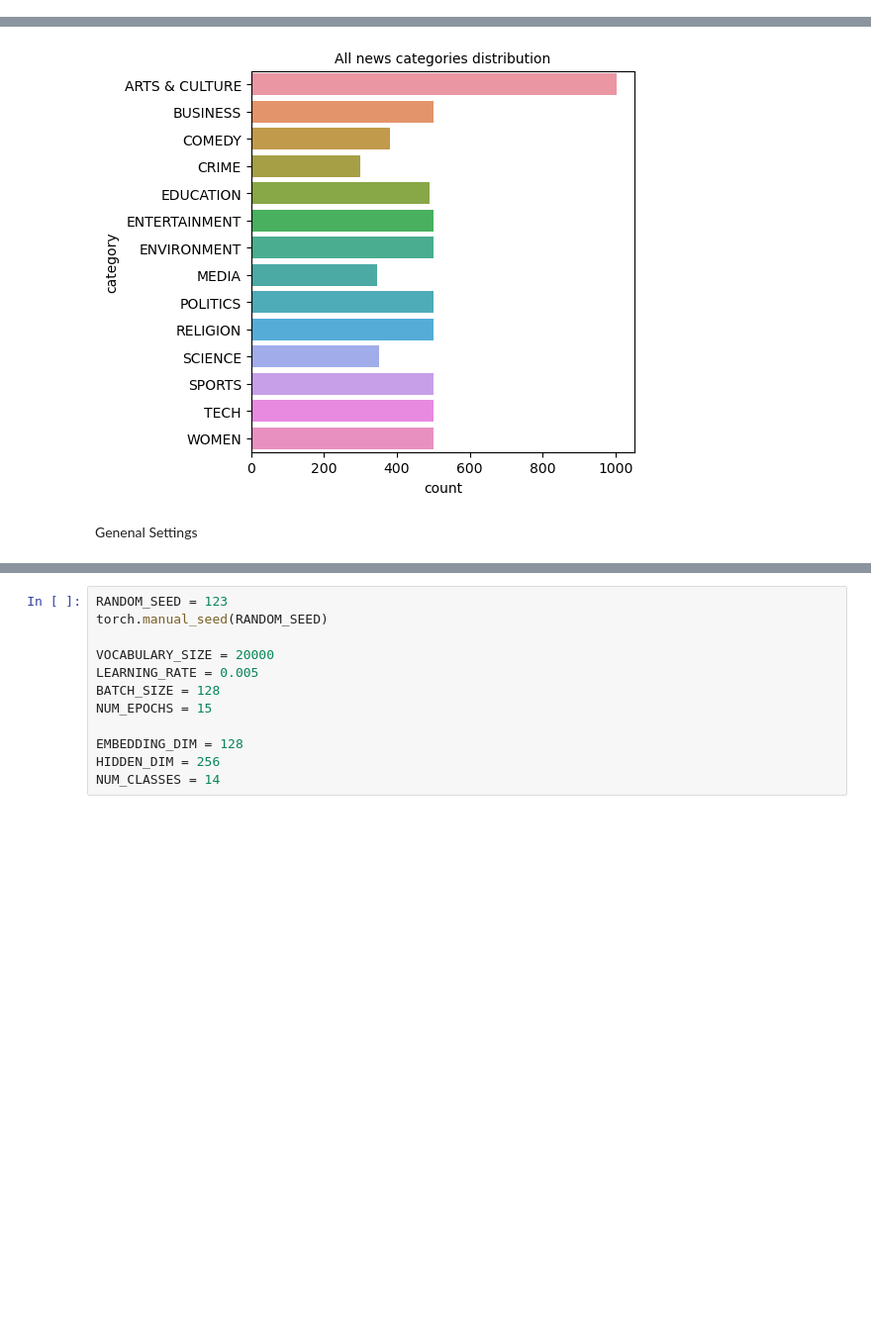
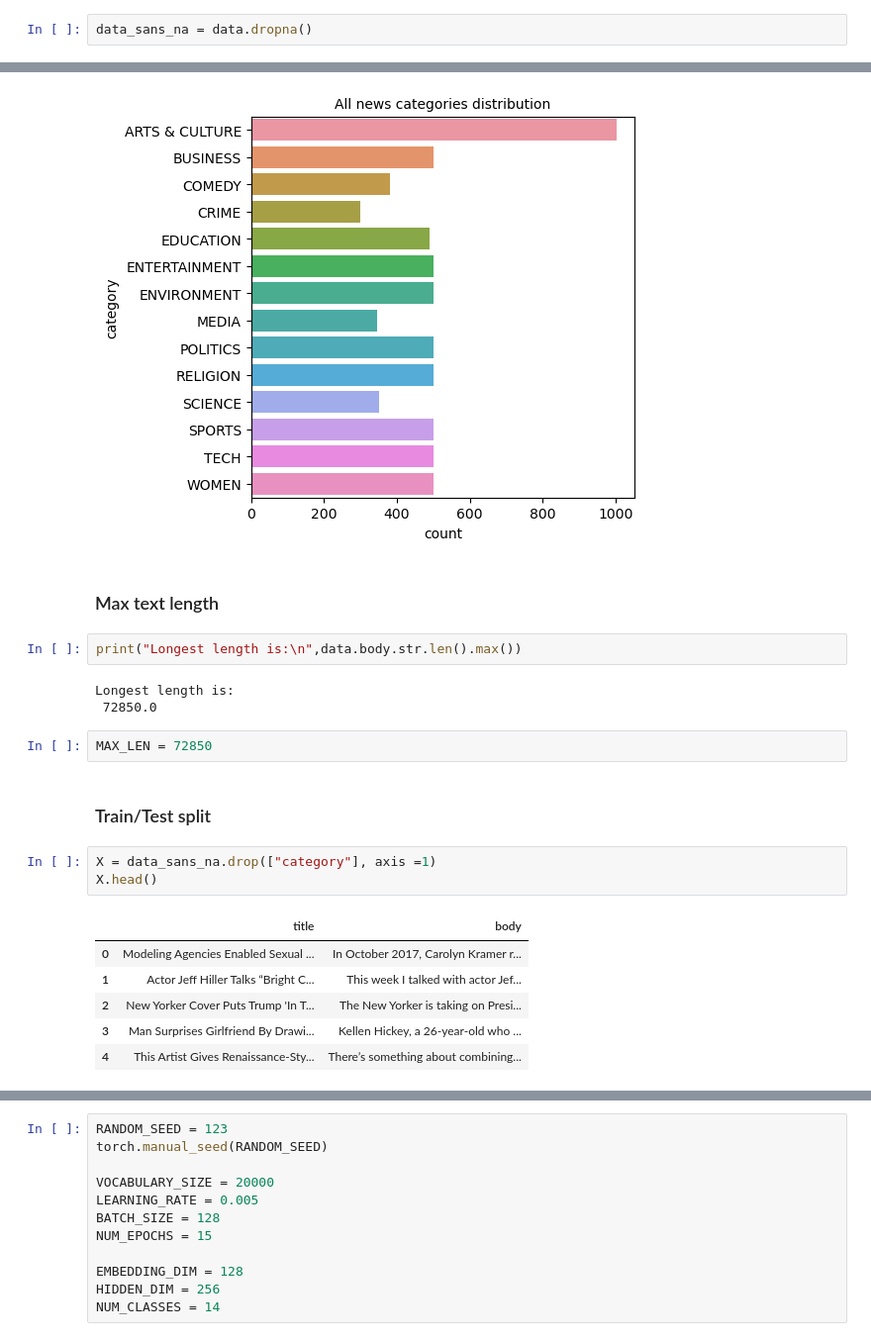
Before and after one commit to Juju2575/CheckIt, a Jupyter notebook: deepL/lstm.ipynb, the cells around one changed output, grey strips where cells are left out. Shown at 99% size. Cells and saved outputs as stored; diff of their text form; blank space fills up the shorter version.

```diff
--- a/deepL/lstm.ipynb
+++ b/deepL/lstm.ipynb
@@ -53,0 +55,2 @@ Exploring Categories
+# %%
+data_sans_na = data.dropna()
@@ -59,5 +64,24 @@ plt.title("All news categories distribution", fontsize = 10)
 plt.show()
 # %% [output]
 [figure]
-# %% [markdown]
-Genenal Settings
+# %% [markdown]
+<h3>Max text length
+# %%
+print("Longest length is:\n",data.body.str.len().max())
+# %% [output]
+Longest length is:
+ 72850.0
+# %%
+MAX_LEN = 72850
+# %% [markdown]
+<h3> Train/Test split
+# %%
+X = data_sans_na.drop(["category"], axis =1)
+X.head()
+# %% [output]
+|  | title | body |
+| 0 | Modeling Agencies Enabled Sexual ... | In October 2017, Carolyn Kramer r... |
+| 1 | Actor Jeff Hiller Talks “Bright C... | This week I talked with actor Jef... |
+| 2 | New Yorker Cover Puts Trump 'In T... | The New Yorker is taking on Presi... |
+| 3 | Man Surprises Girlfriend By Drawi... | Kellen Hickey, a 26-year-old who ... |
+| 4 | This Artist Gives Renaissance-Sty... | There’s something about combining... |
```
Also changed, not shown: parts of 25 cells of this notebook.
